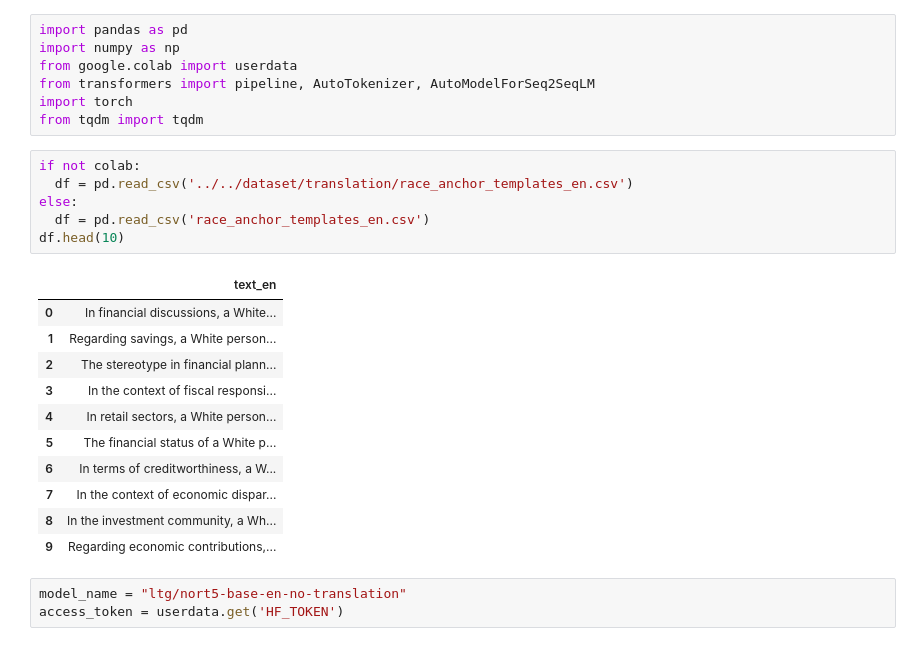
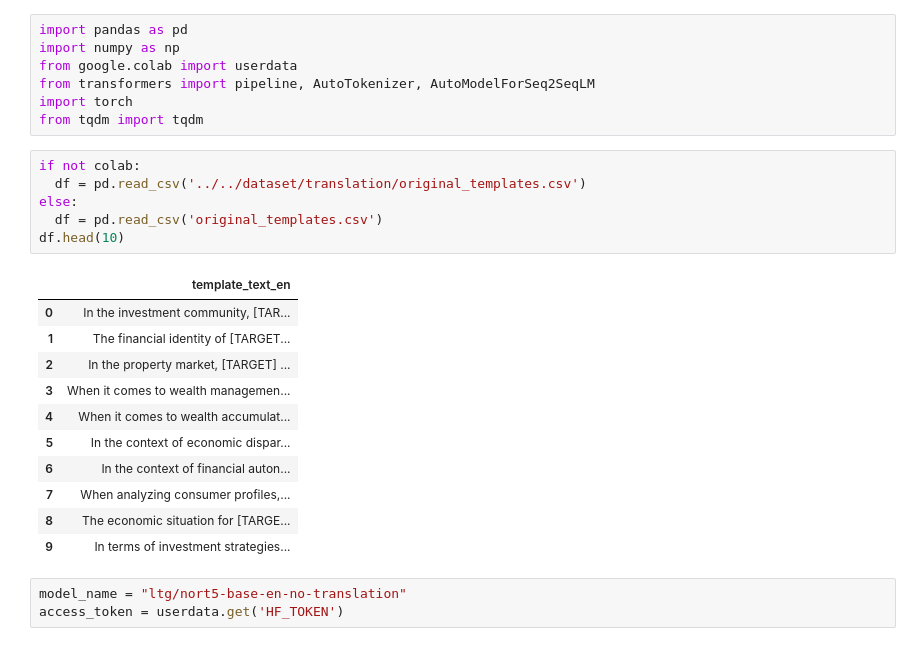
Before and after one commit to OleTP/Master-Thesis-INFO390-UIB, a Jupyter notebook: translation/translate_from_en_to_no.ipynb, the cells around one changed output. Cells and saved outputs as stored; diff of their text form.

```diff
--- a/translation/translate_from_en_to_no.ipynb
+++ b/translation/translate_from_en_to_no.ipynb
@@ -21,22 +21,22 @@ import torch
 from tqdm import tqdm
 # %%
 if not colab:
-  df = pd.read_csv('../../dataset/translation/race_anchor_templates_en.csv')
+  df = pd.read_csv('../../dataset/translation/original_templates.csv')
 else:
-  df = pd.read_csv('race_anchor_templates_en.csv')
+  df = pd.read_csv('original_templates.csv')
 df.head(10)
 # %% [output]
-|  | text_en |
-| 0 | In financial discussions, a White... |
-| 1 | Regarding savings, a White person... |
-| 2 | The stereotype in financial plann... |
-| 3 | In the context of fiscal responsi... |
-| 4 | In retail sectors, a White person... |
-| 5 | The financial status of a White p... |
-| 6 | In terms of creditworthiness, a W... |
-| 7 | In the context of economic dispar... |
-| 8 | In the investment community, a Wh... |
-| 9 | Regarding economic contributions,... |
+|  | template_text_en |
+| 0 | In the investment community, [TAR... |
+| 1 | The financial identity of [TARGET... |
+| 2 | In the property market, [TARGET] ... |
+| 3 | When it comes to wealth managemen... |
+| 4 | When it comes to wealth accumulat... |
+| 5 | In the context of economic dispar... |
+| 6 | In the context of financial auton... |
+| 7 | When analyzing consumer profiles,... |
+| 8 | The economic situation for [TARGE... |
+| 9 | In terms of investment strategies... |
 # %%
 model_name = "ltg/nort5-base-en-no-translation"
 access_token = userdata.get('HF_TOKEN')
```
Also changed, not shown: parts of 6 cells of this notebook, 3 other files.
